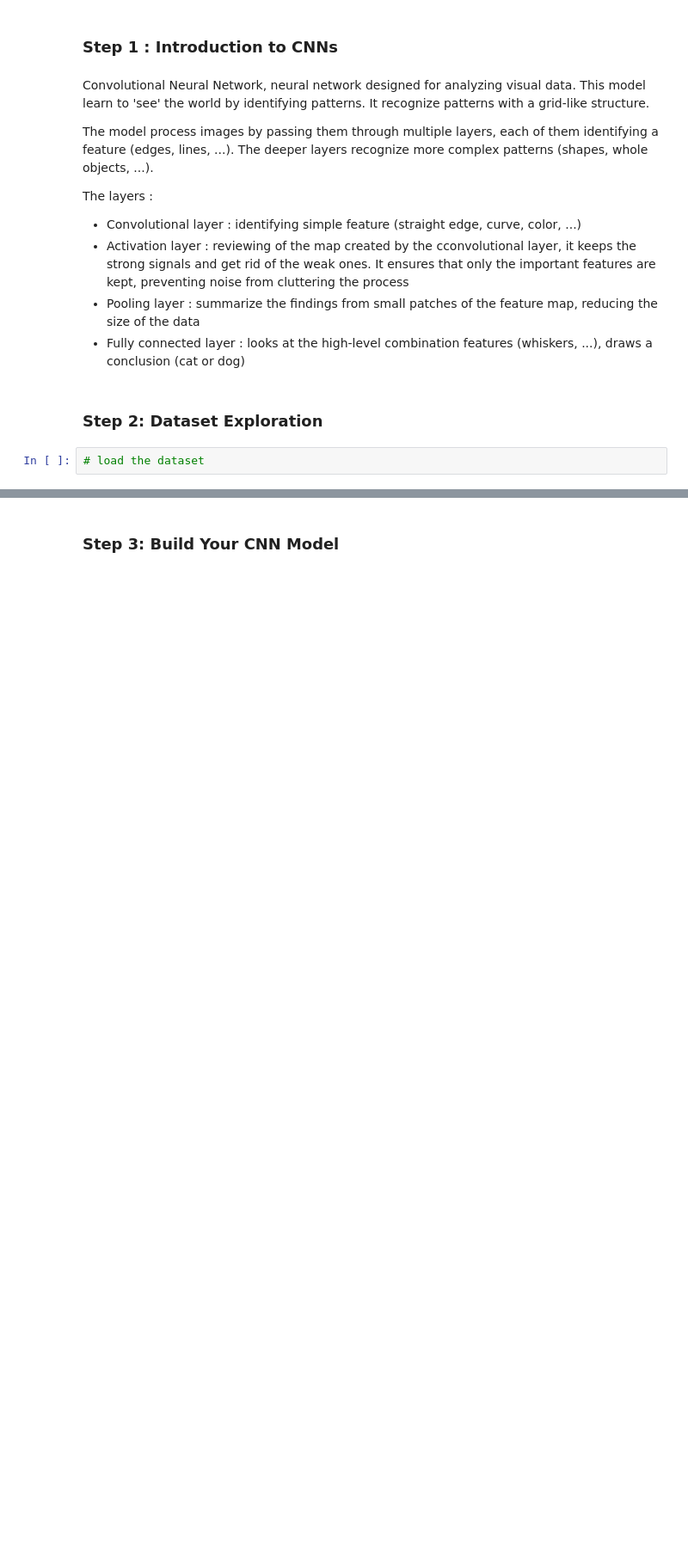
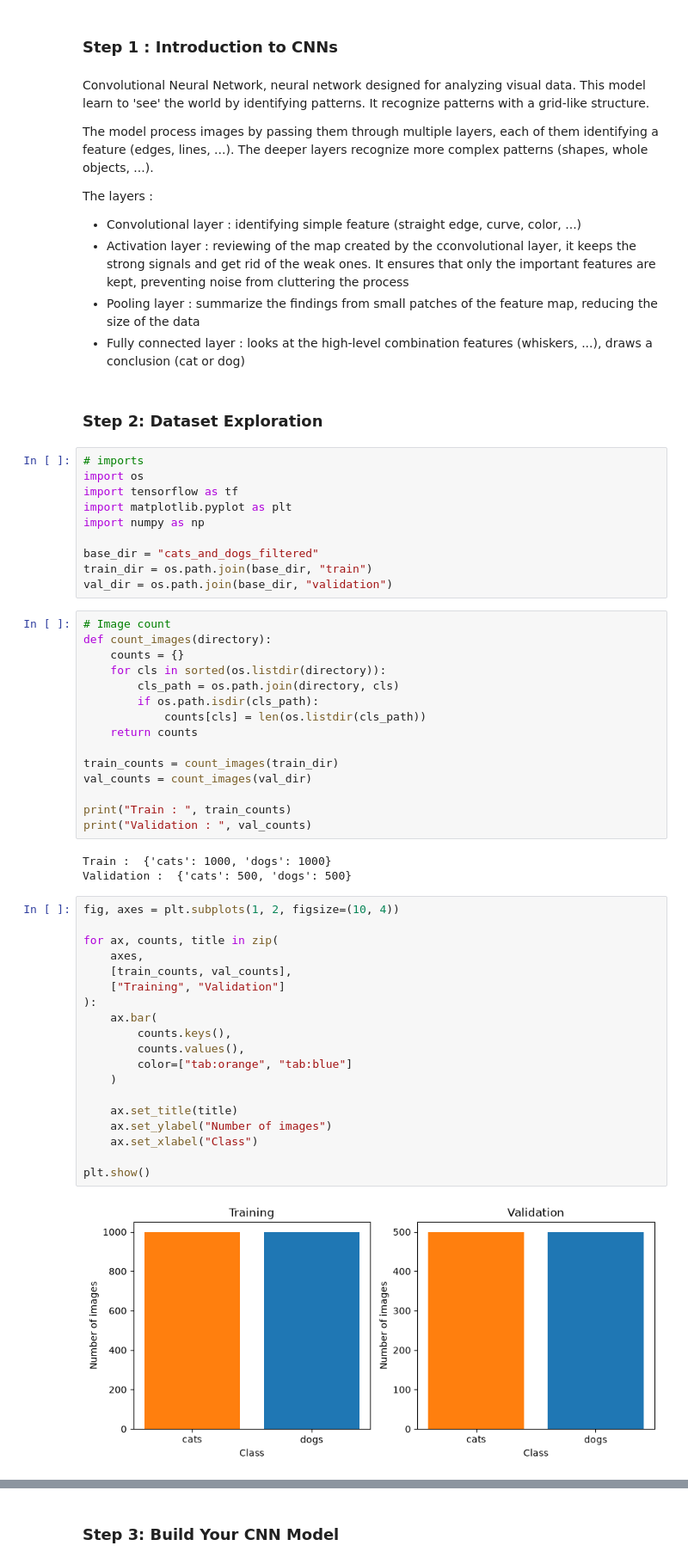
Before and after one commit to AlexisLaf/SimpleCNN_Classifier, a Jupyter notebook: CNN_raph.ipynb, the cells around one changed output, grey strips where cells are left out. Shown at 86% size. Drawn from its saved outputs; the diff is of its cells as text; blank space fills up the shorter version.

```diff
--- a/CNN_raph.ipynb
+++ b/CNN_raph.ipynb
@@ -14,4 +14,51 @@ The layers :
 # %% [markdown]
 ### Step 2: Dataset Exploration
 # %%
-# load the dataset
+# imports
+import os
+import tensorflow as tf
+import matplotlib.pyplot as plt
+import numpy as np
+
+base_dir = "cats_and_dogs_filtered"
+train_dir = os.path.join(base_dir, "train")
+val_dir = os.path.join(base_dir, "validation")
+# %%
+# Image count
+def count_images(directory):
+    counts = {}
+    for cls in sorted(os.listdir(directory)):
+        cls_path = os.path.join(directory, cls)
+        if os.path.isdir(cls_path):
+            counts[cls] = len(os.listdir(cls_path))
+    return counts
+
+train_counts = count_images(train_dir)
+val_counts = count_images(val_dir)
+
+print("Train : ", train_counts)
+print("Validation : ", val_counts)
+# %% [output]
+Train :  {'cats': 1000, 'dogs': 1000}
+Validation :  {'cats': 500, 'dogs': 500}
+# %%
+fig, axes = plt.subplots(1, 2, figsize=(10, 4))
+
+for ax, counts, title in zip(
+    axes,
+    [train_counts, val_counts],
+    ["Training", "Validation"]
+):
+    ax.bar(
+        counts.keys(),
+        counts.values(),
+        color=["tab:orange", "tab:blue"]
+    )
+
+    ax.set_title(title)
+    ax.set_ylabel("Number of images")
+    ax.set_xlabel("Class")
+
+plt.show()
+# %% [output]
+[figure, added]
```
Also changed, not shown: parts of 2 cells of this notebook.
